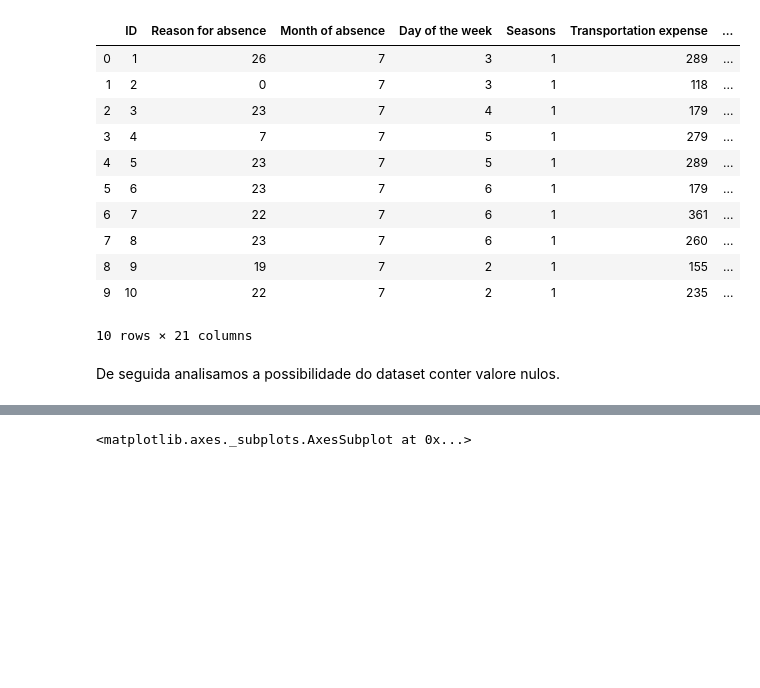
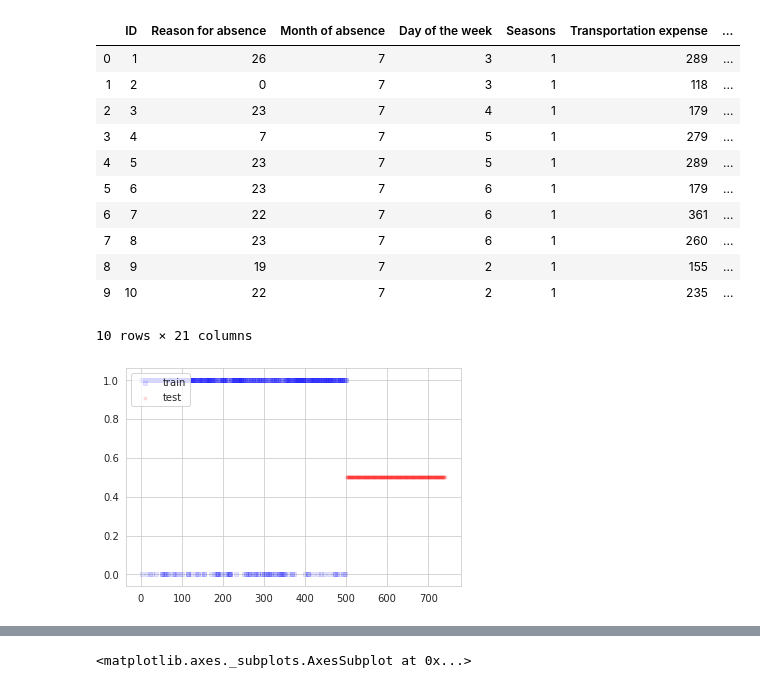
Before and after one commit to ricardomilhazes/AEC-1920, a Jupyter notebook: TP2/DataPreparation.ipynb, the cells around one changed output, grey strips where cells are left out. Saved outputs shown, nothing was run; the diff lists cells and outputs as text; code cells hidden in the pictures; blank space fills up the shorter version.

```diff
--- a/TP2/DataPreparation.ipynb
+++ b/TP2/DataPreparation.ipynb
@@ -33,5 +33,14 @@ train.head(10)
 | 8 | 9 | 19 | 7 | 2 | 1 | 155 | ... |
 | 9 | 10 | 22 | 7 | 2 | 1 | 235 | ... |
 10 rows × 21 columns
-# %% [markdown]
-De seguida analisamos a possibilidade do dataset conter valore nulos.
+# %%
+x = range(250)
+y = range(250,200)
+fig = plt.figure()
+ax1 = fig.add_subplot(111)
+ax1.scatter(train['ID'] , train['Absent'], s=10, c='b', marker="s", label='train', alpha=0.1)
+ax1.scatter(test['ID'], test['ID'].apply(lambda x: 0.5), s=10, c='r', marker="o", label='test', alpha=0.1)
+plt.legend(loc='upper left');
+plt.show()
+# %% [output]
+[figure, added]
```
Also changed, not shown: parts of 41 cells of this notebook, 7 other files.
